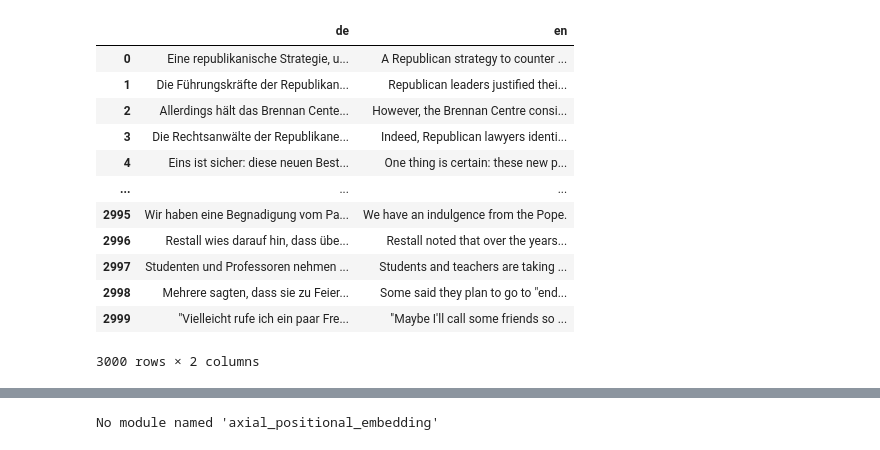
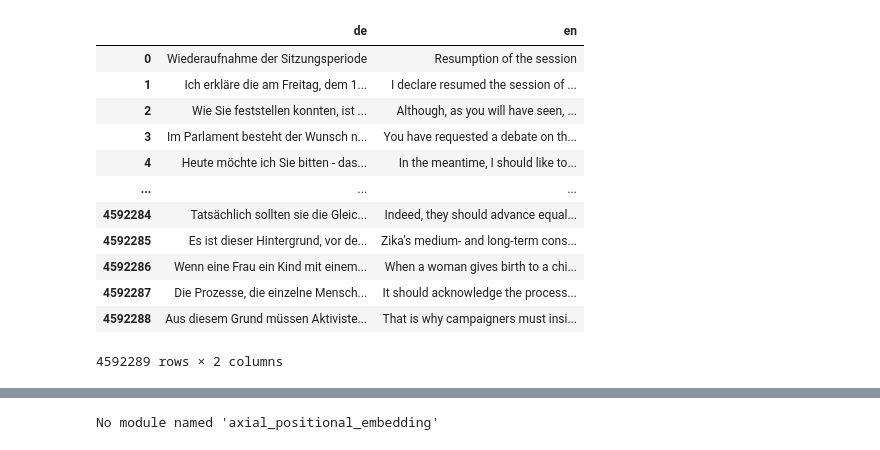
Before and after one commit to sheikmohdimran/Experiments_2020, a Jupyter notebook: NLP/SWT_fastai.ipynb, the cells around one changed output, grey strips where cells are left out. Drawn from its saved outputs; the diff is of its cells as text; code cells hidden in the pictures.

```diff
--- a/NLP/SWT_fastai.ipynb
+++ b/NLP/SWT_fastai.ipynb
@@ -633,20 +630,20 @@ tok_wonder, tok.decode(tok_wonder), wonder
 val_df=pd.read_feather('./val_df')
 train_df=pd.read_feather('./train_df')
 test_df=pd.read_feather('./test_df')
-# %%
-val_df
-# %% [output]
-|  | de | en |
-| 0 | Eine republikanische Strategie, u... | A Republican strategy to counter ... |
-| 1 | Die Führungskräfte der Republikan... | Republican leaders justified thei... |
-| 2 | Allerdings hält das Brennan Cente... | However, the Brennan Centre consi... |
-| 3 | Die Rechtsanwälte der Republikane... | Indeed, Republican lawyers identi... |
-| 4 | Eins ist sicher: diese neuen Best... | One thing is certain: these new p... |
-| ... | ... | ... |
-| 2995 | Wir haben eine Begnadigung vom Pa... | We have an indulgence from the Pope. |
-| 2996 | Restall wies darauf hin, dass übe... | Restall noted that over the years... |
-| 2997 | Studenten und Professoren nehmen ... | Students and teachers are taking ... |
-| 2998 | Mehrere sagten, dass sie zu Feier... | Some said they plan to go to "end... |
-| 2999 | "Vielleicht rufe ich ein paar Fre... | "Maybe I'll call some friends so ... |
-3000 rows × 2 columns
+# %%
+train_df
+# %% [output]
+|  | de | en |
+| 0 | Wiederaufnahme der Sitzungsperiode | Resumption of the session |
+| 1 | Ich erkläre die am Freitag, dem 1... | I declare resumed the session of ... |
+| 2 | Wie Sie feststellen konnten, ist ... | Although, as you will have seen, ... |
+| 3 | Im Parlament besteht der Wunsch n... | You have requested a debate on th... |
+| 4 | Heute möchte ich Sie bitten - das... | In the meantime, I should like to... |
+| ... | ... | ... |
+| 4592284 | Tatsächlich sollten sie die Gleic... | Indeed, they should advance equal... |
+| 4592285 | Es ist dieser Hintergrund, vor de... | Zika’s medium- and long-term cons... |
+| 4592286 | Wenn eine Frau ein Kind mit einem... | When a woman gives birth to a chi... |
+| 4592287 | Die Prozesse, die einzelne Mensch... | It should acknowledge the process... |
+| 4592288 | Aus diesem Grund müssen Aktiviste... | That is why campaigners must insi... |
+4592289 rows × 2 columns
 # %%
```
Also changed, not shown: parts of 8 cells of this notebook.
